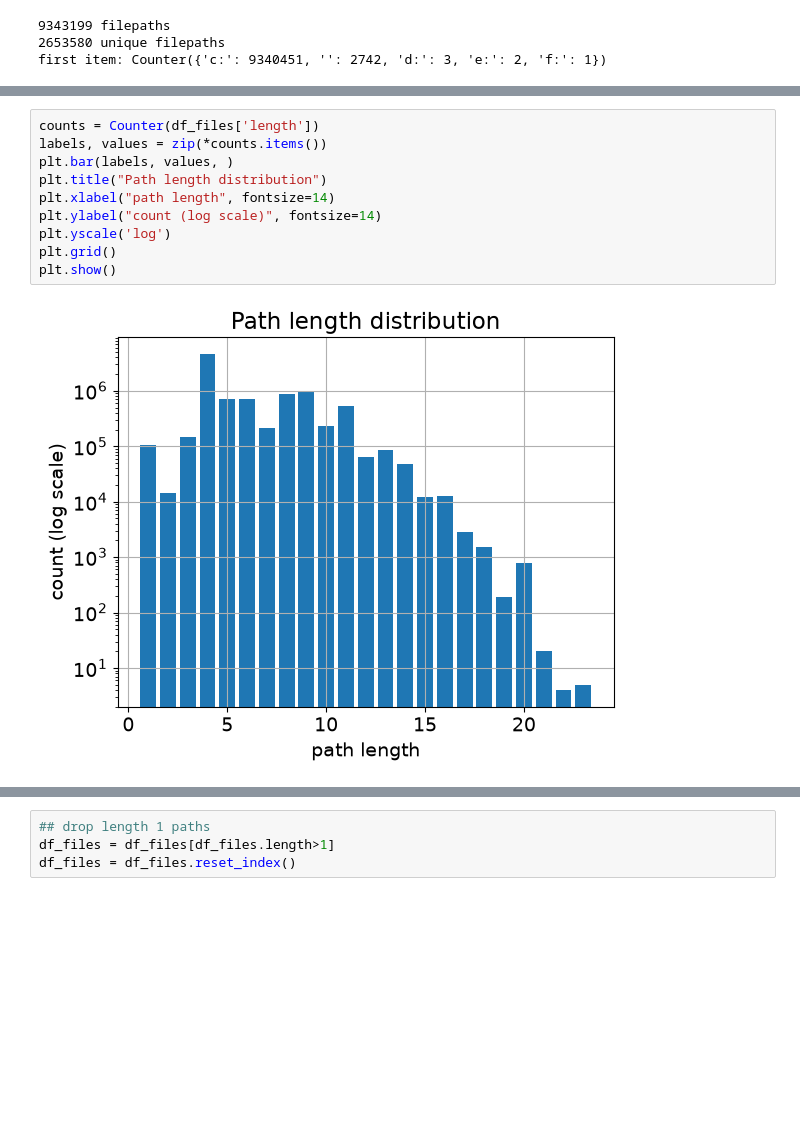
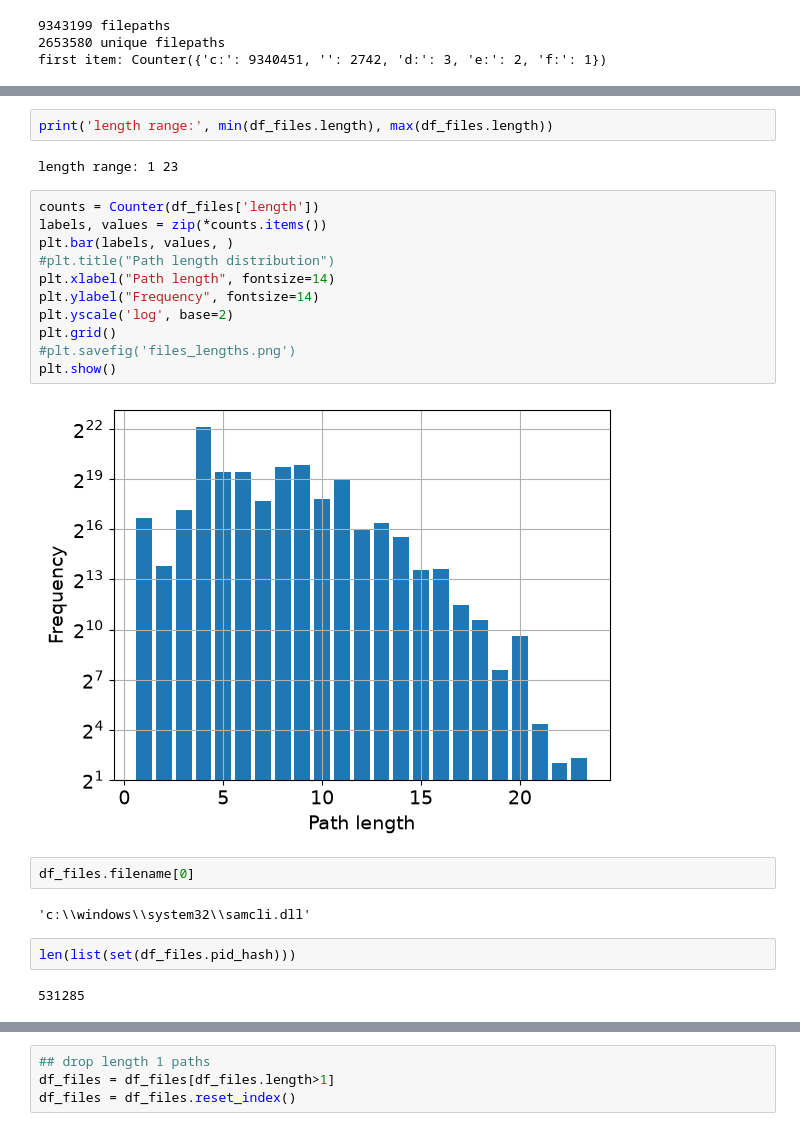
Before and after one commit to ftheberge/Matching_Experiments, a Jupyter notebook: ACME4/ACME4_process_trees_experiments.ipynb, the cells around one changed output, grey strips where cells are left out. Cells and saved outputs as stored; diff of their text form; blank space fills up the shorter version.

```diff
--- a/ACME4/ACME4_process_trees_experiments.ipynb
+++ b/ACME4/ACME4_process_trees_experiments.ipynb
@@ -791,15 +791,28 @@ df_files.head()
 | 2 | 6807D0BE6243F8A5D72EC3123D43EADA | ntoskrnl.exe | c:\programdata\wintap\logs\wintap... | [programdata, wintap, logs, winta... | 4 |
 | 3 | B696A80670588C5193175908523F8068 | ntoskrnl.exe | c:\$logfile | [$logfile] | 1 |
 | 4 | FC2EC18B2ECC85580CFD8287B0A85E5A | mergehelper.exe | c:\program files\dotnet\shared\mi... | [program files, dotnet, shared, m... | 6 |
+# %%
+print('length range:', min(df_files.length), max(df_files.length))
+# %% [output]
+length range: 1 23
 # %%
 counts = Counter(df_files['length'])
 labels, values = zip(*counts.items())
 plt.bar(labels, values, )
-plt.title("Path length distribution")
-plt.xlabel("path length", fontsize=14)
-plt.ylabel("count (log scale)", fontsize=14)
-plt.yscale('log')
+#plt.title("Path length distribution")
+plt.xlabel("Path length", fontsize=14)
+plt.ylabel("Frequency", fontsize=14)
+plt.yscale('log', base=2)
 plt.grid()
+#plt.savefig('files_lengths.png')
 plt.show()
 # %% [output]
-[figure, old version]
+[figure, new version]
+# %%
+df_files.filename[0]
+# %% [output]
+'c:\\windows\\system32\\samcli.dll'
+# %%
+len(list(set(df_files.pid_hash)))
+# %% [output]
+531285
```
Also changed, not shown: parts of 23 cells of this notebook, 1 other file.
